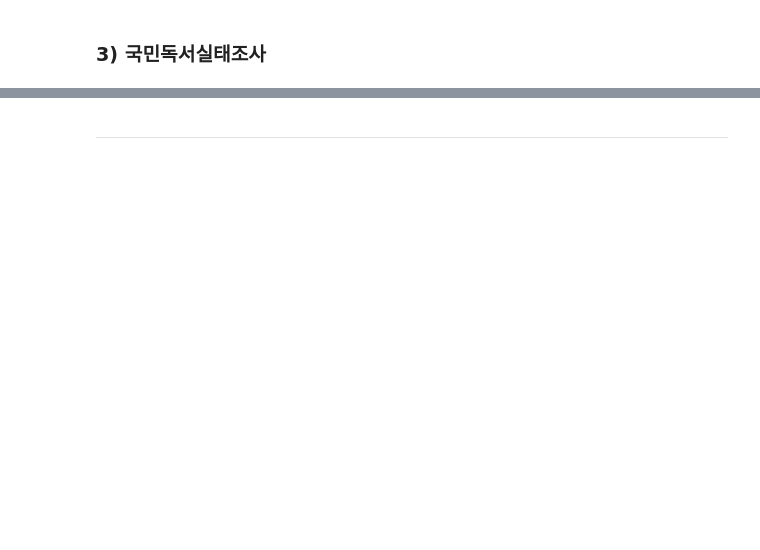
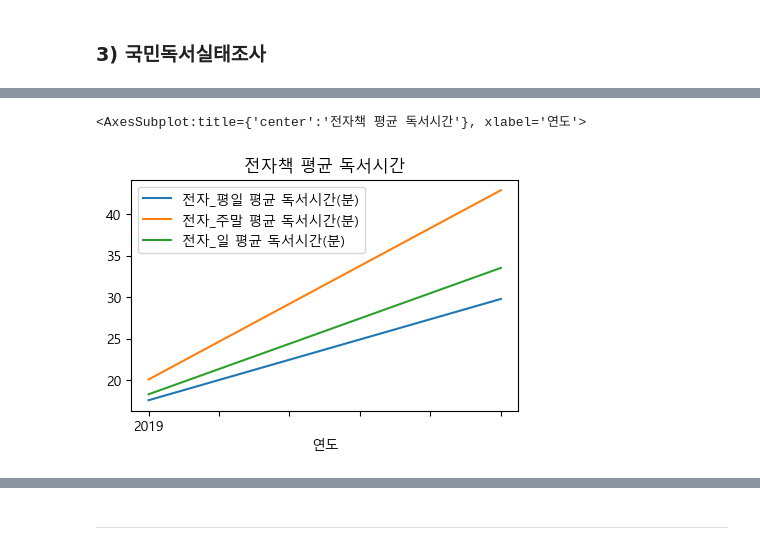
Before and after one commit to Yerial1125/semi_project, a Jupyter notebook: E조_세미프로젝트.ipynb, the cells around one changed output, grey strips where cells are left out. Saved outputs shown, nothing was run; the diff lists cells and outputs as text; code cells hidden in the pictures; blank space fills up the shorter version.

```diff
--- a/E조_세미프로젝트.ipynb
+++ b/E조_세미프로젝트.ipynb
@@ -576,0 +788,5 @@ ebook_adult.to_csv('data/adult_ebook.csv')
+# %%
+read_avg_stu.iloc[1:3,6:9].plot(figsize=(5,3), title='전자책 평균 독서시간')
+# %% [output]
+<AxesSubplot:title={'center':'전자책 평균 독서시간'}, xlabel='연도'>
+[figure, added]
```
Also changed, not shown: parts of 79 cells of this notebook, 2 other files.
